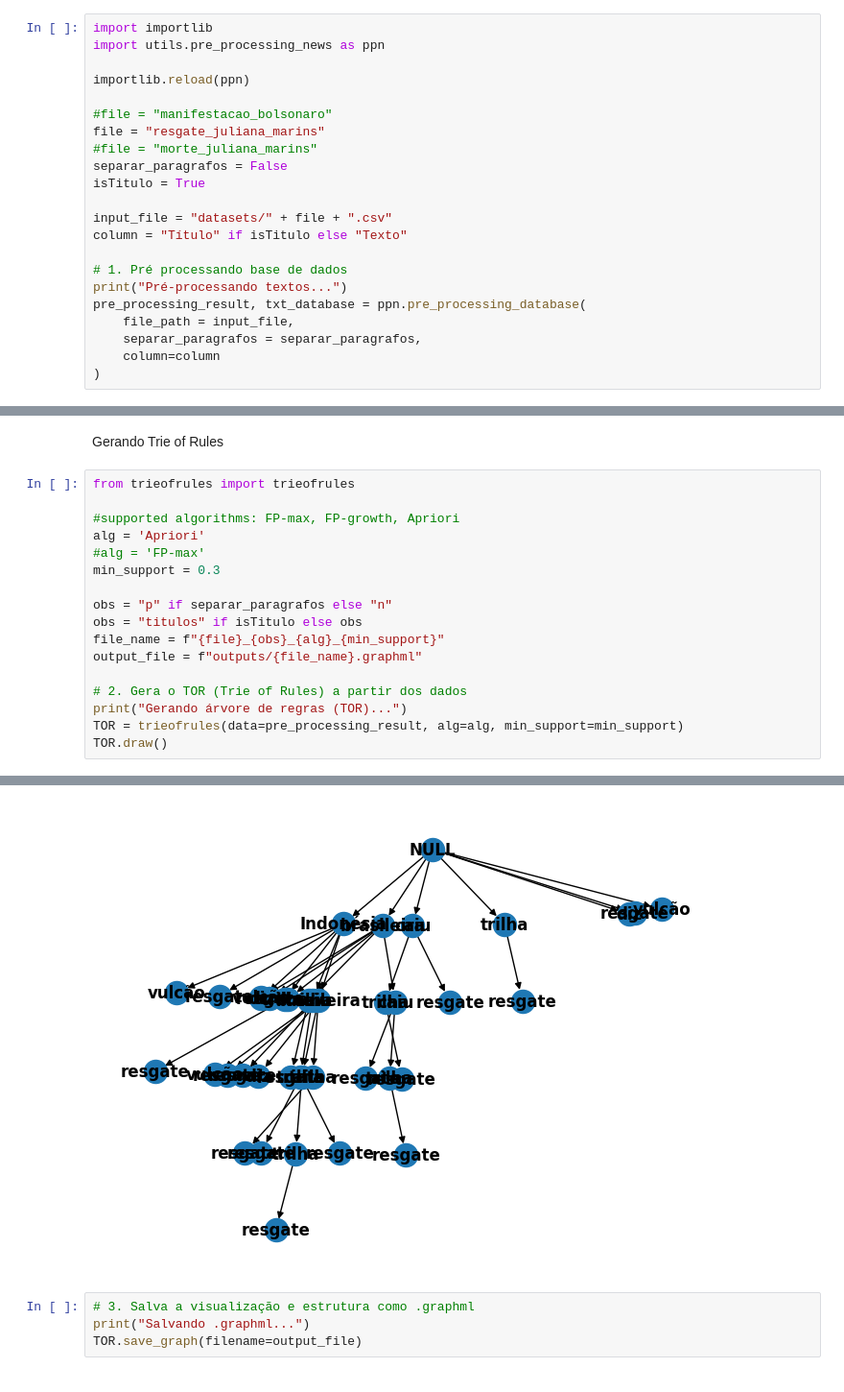
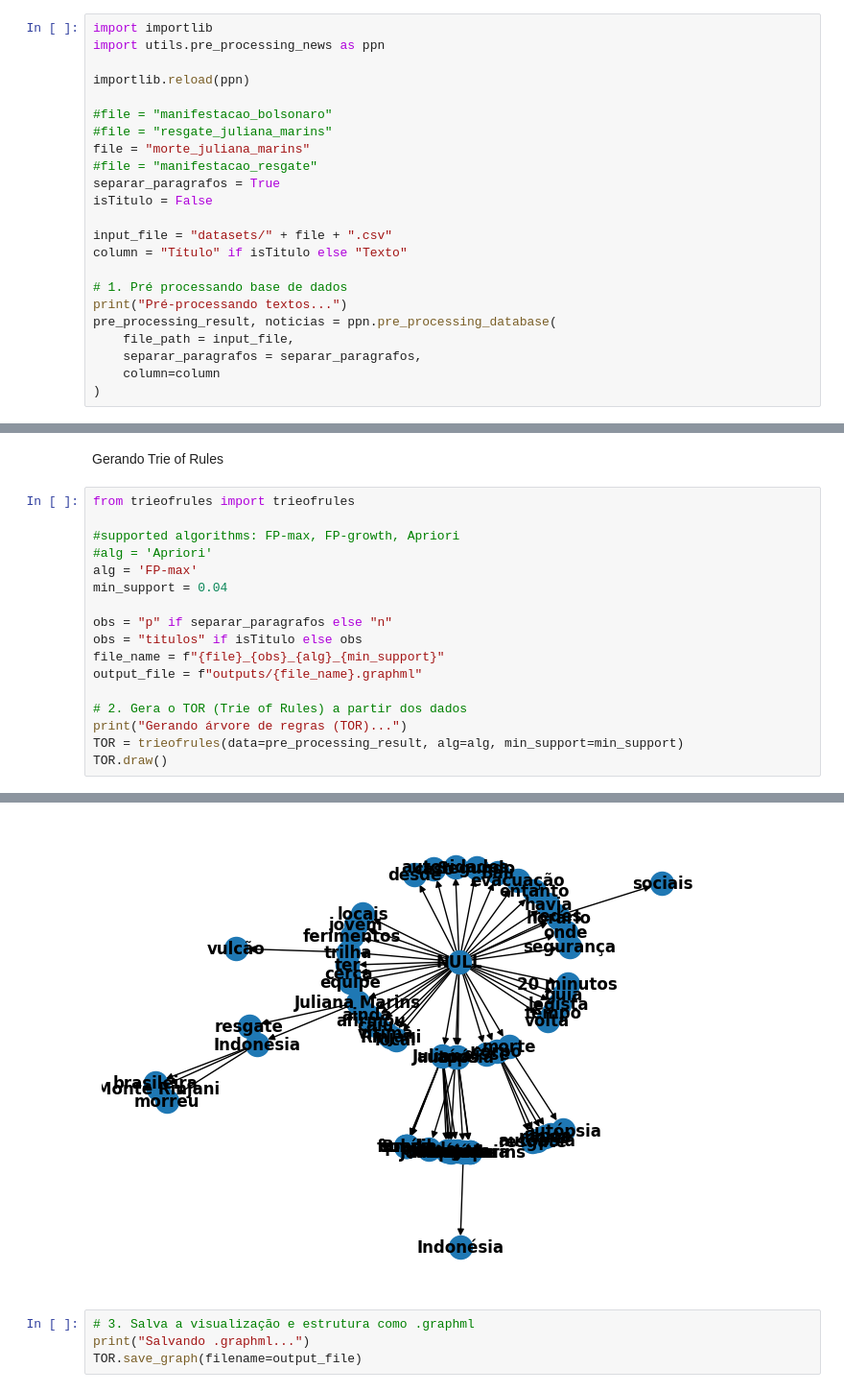
Before and after one commit to luiza-bolonha/Pre-Processing-ToR, a Jupyter notebook: main_news.ipynb, the cells around one changed output, grey strips where cells are left out. Shown at 96% size. Saved outputs shown, nothing was run; the diff lists cells and outputs as text.

```diff
--- a/main_news.ipynb
+++ b/main_news.ipynb
@@ -9,17 +9,18 @@ import utils.pre_processing_news as ppn
 importlib.reload(ppn)
 
 #file = "manifestacao_bolsonaro"
-file = "resgate_juliana_marins"
-#file = "morte_juliana_marins"
-separar_paragrafos = False
-isTitulo = True
+#file = "resgate_juliana_marins"
+file = "morte_juliana_marins"
+#file = "manifestacao_resgate"
+separar_paragrafos = True
+isTitulo = False
 
 input_file = "datasets/" + file + ".csv"
 column = "Título" if isTitulo else "Texto"
 
 # 1. Pré processando base de dados
 print("Pré-processando textos...")
-pre_processing_result, txt_database = ppn.pre_processing_database(
+pre_processing_result, noticias = ppn.pre_processing_database(
     file_path = input_file,
     separar_paragrafos = separar_paragrafos,
     column=column
@@ -34,23 +35,23 @@ Gerando Trie of Rules
 # %%
 from trieofrules import trieofrules
 
 #supported algorithms: FP-max, FP-growth, Apriori
-alg = 'Apriori'
-#alg = 'FP-max'
-min_support = 0.3
+#alg = 'Apriori'
+alg = 'FP-max'
+min_support = 0.04
 
 obs = "p" if separar_paragrafos else "n"
 obs = "titulos" if isTitulo else obs
 file_name = f"{file}_{obs}_{alg}_{min_support}"
 output_file = f"outputs/{file_name}.graphml"
 
 # 2. Gera o TOR (Trie of Rules) a partir dos dados
 print("Gerando árvore de regras (TOR)...")
 TOR = trieofrules(data=pre_processing_result, alg=alg, min_support=min_support)
 TOR.draw()
 # %% [output]
 Gerando árvore de regras (TOR)...
-[figure, old version]
+[figure, new version]
 # %%
 # 3. Salva a visualização e estrutura como .graphml
 print("Salvando .graphml...")
```
Also changed, not shown: parts of 5 cells of this notebook, 5 other files.
